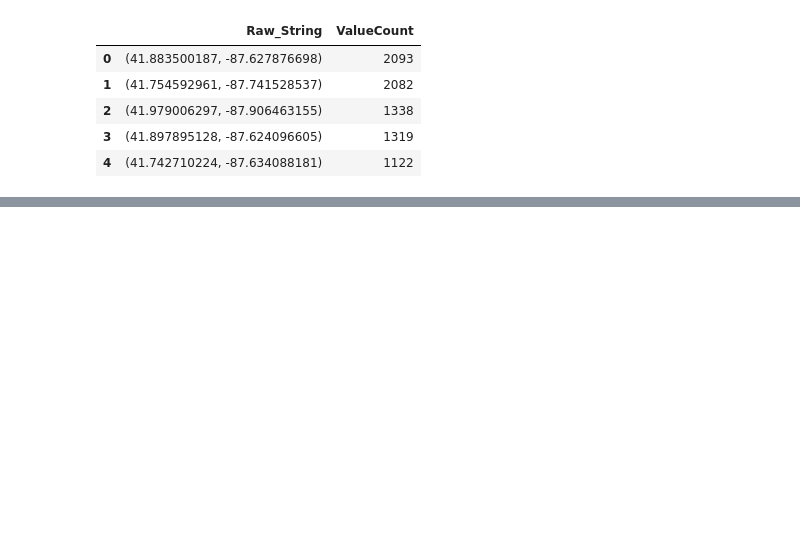
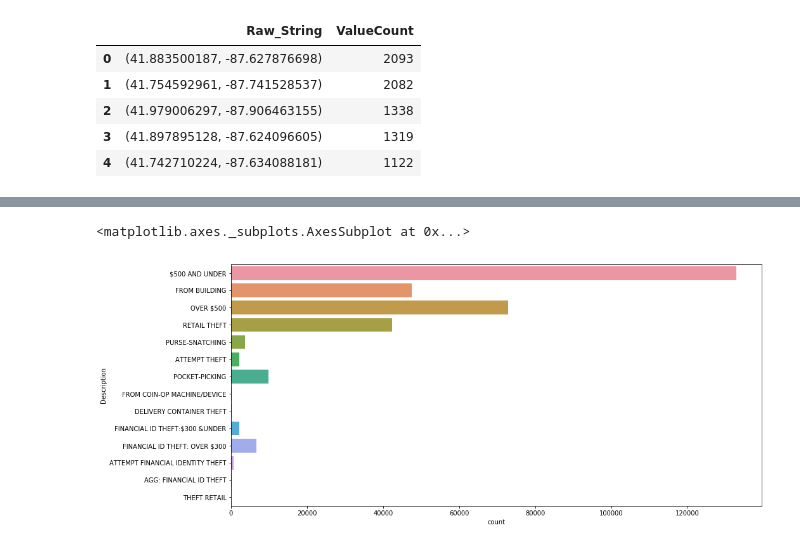
Before and after one commit to abhinav-bot/BigData, a Jupyter notebook: Chicagoc.BigData.ipynb, the cells around one changed output, grey strips where cells are left out. Cells and saved outputs as stored; diff of their text form; code cells hidden in the pictures; blank space fills up the shorter version.

```diff
--- a/Chicagoc.BigData.ipynb
+++ b/Chicagoc.BigData.ipynb
@@ -1,7 +1,7 @@
 # %%
 import pandas as pd
 import numpy as np
-rd = pd.read_csv('C:/Users/Abhinav Arora/Downloads/crime.csv')
+rd = pd.read_csv('C:/Users/jainv/OneDrive/Desktop/Big Data/project/crimes.csv')
 rd.head()
 # %% [output]
 |  | Unnamed: 0 | ID | Case Number | Date | Block | IUCR | Primary Type | Description | ... |
@@ -157,3 +156,11 @@ for index in range(500):
 crime_map
 # %% [output]
 [interactive output not drawn]
+# %%
+rdt = rd[rd['Primary Type'] == 'THEFT']
+# %%
+plot.figure(figsize = (15, 7))
+sea.countplot(y = rdt['Description'])
+# %% [output]
+<matplotlib.axes._subplots.AxesSubplot at 0x...>
+[figure, added]
```
Also changed, not shown: parts of 6 cells of this notebook.
